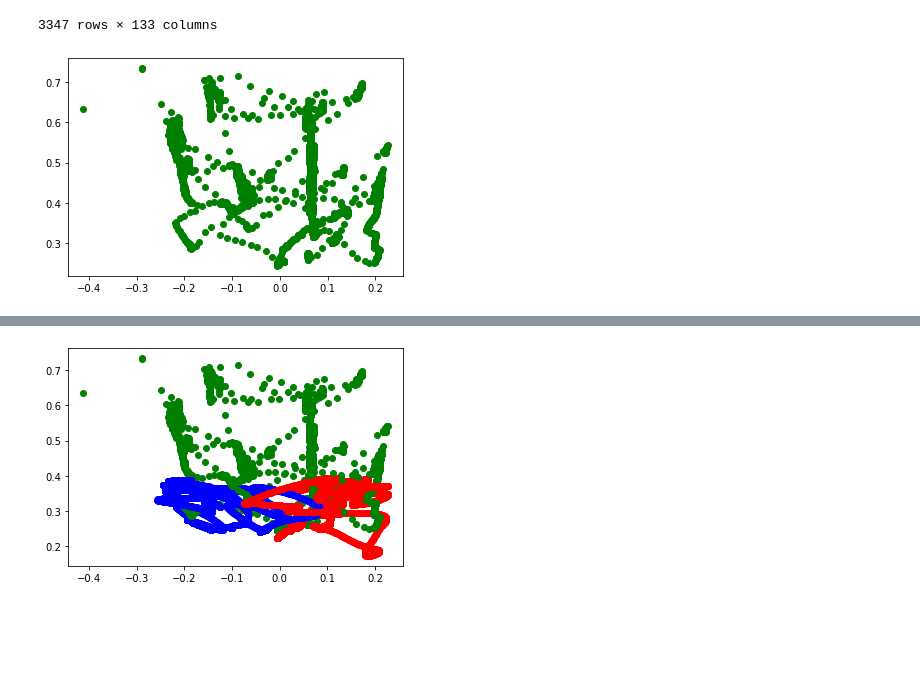
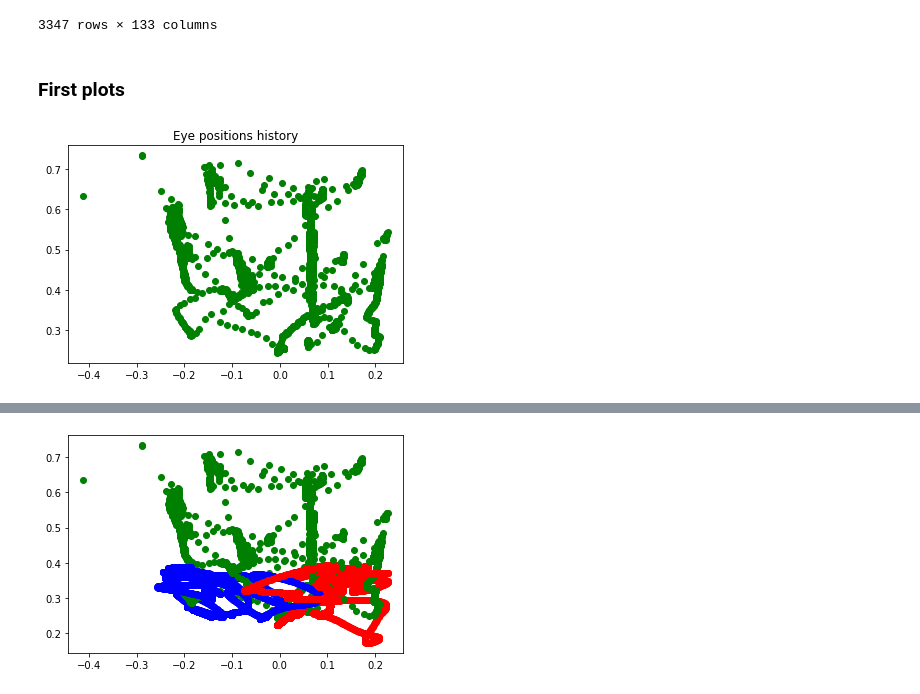
Before and after one commit to toelt-llc/KiPy, a Jupyter notebook: code/preprocessing.ipynb, the cells around one changed output, grey strips where cells are left out. Saved outputs shown, nothing was run; the diff lists cells and outputs as text; code cells hidden in the pictures; blank space fills up the shorter version.

```diff
--- a/code/preprocessing.ipynb
+++ b/code/preprocessing.ipynb
@@ -24,4 +32,6 @@ results
 # for i in cols: print(i)
+# %% [markdown]
+### First plots
 # %%
 gazeX = results['Gaze_X']
 gazeY = results['Gaze_Y']
@@ -32,10 +38,11 @@ import matplotlib.animation as animation
 # %%
 fig = plt.figure()
 i = 0
 while i < len(gazeX):
     plt.plot(gazeX[i],gazeY[i],'go')
     i+=1
+plt.title("Eye positions history")
 plt.show()
 # %% [output]
-[figure, old version]
+[figure, new version]
 # %%
```
Also changed, not shown: parts of 26 cells of this notebook, 2 other files.
